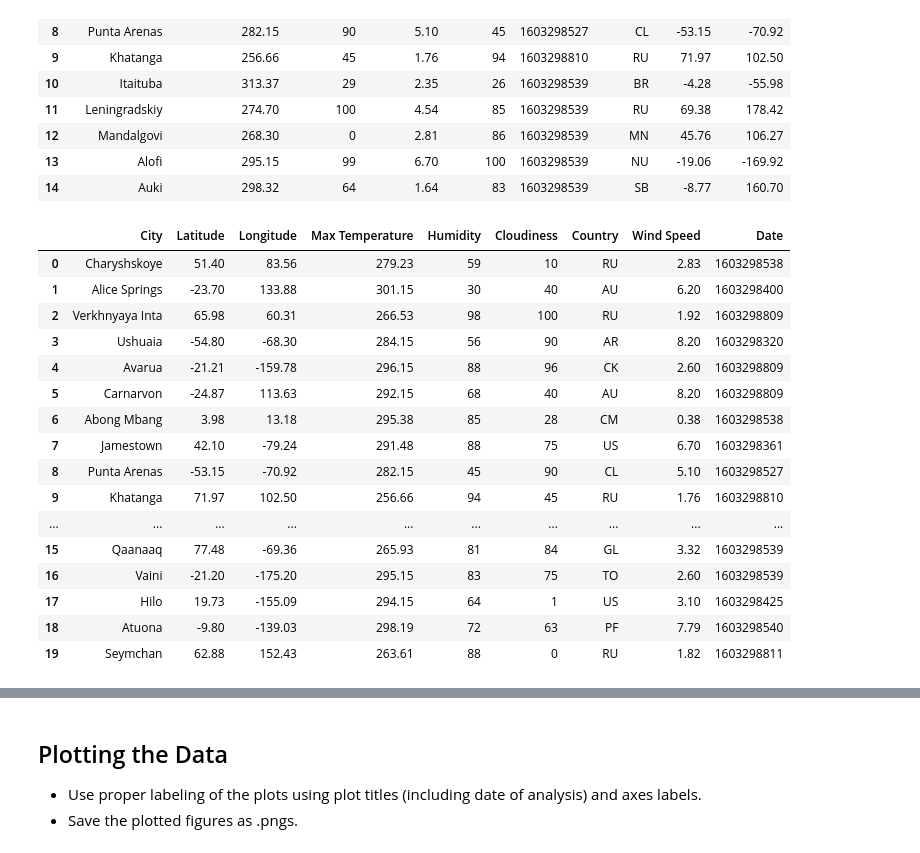
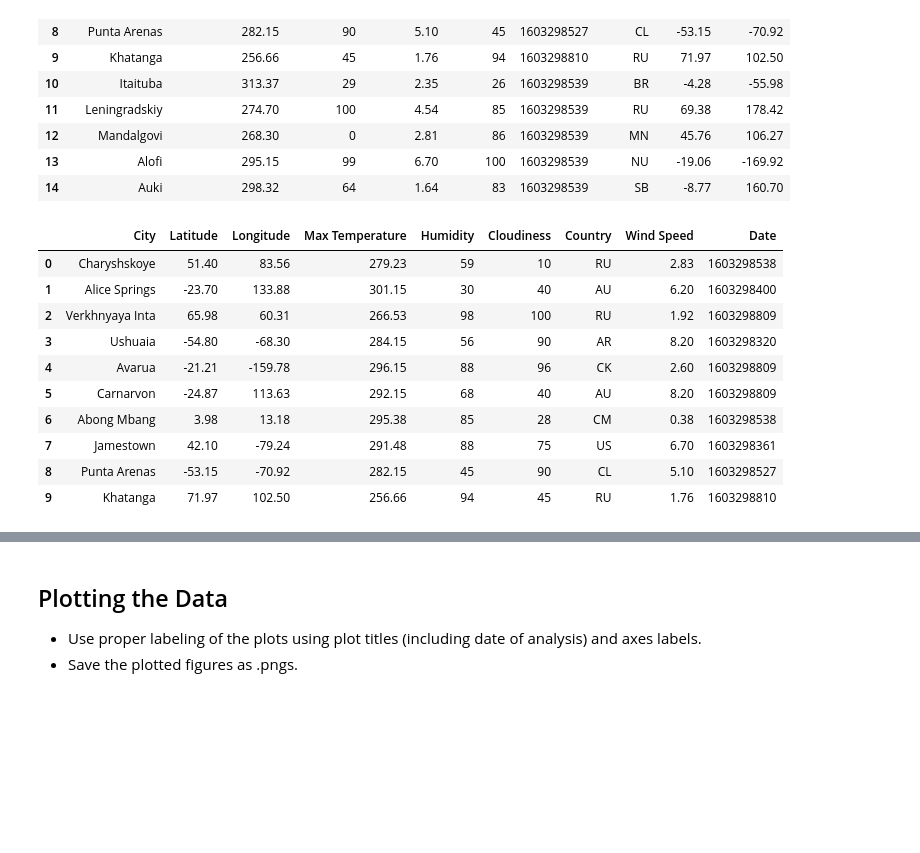
Before and after one commit to sreeven/Bootcamp, a Jupyter notebook: python-api-challenge/WeatherPy/WeatherPy.ipynb, the cells around one changed output, grey strips where cells are left out. Saved outputs shown, nothing was run; the diff lists cells and outputs as text; code cells hidden in the pictures; blank space fills up the shorter version.

```diff
--- a/python-api-challenge/WeatherPy/WeatherPy.ipynb
+++ b/python-api-challenge/WeatherPy/WeatherPy.ipynb
@@ -133,24 +133,18 @@ city_info.head(15)
 # %%
 city_info = city_info.reindex(columns = ['City','Latitude',"Longitude",
                                          "Max Temperature","Humidity","Cloudiness",
                                          "Country","Wind Speed","Date"])
 city_info.to_csv('../Output/weather.csv',index = False, header = True)
-city_info.head(20)
+city_info.head(10)
 # %% [output]
 |  | City | Latitude | Longitude | Max Temperature | Humidity | Cloudiness | Country | Wind Speed | Date |
 | 0 | Charyshskoye | 51.40 | 83.56 | 279.23 | 59 | 10 | RU | 2.83 | 1603298538 |
 | 1 | Alice Springs | -23.70 | 133.88 | 301.15 | 30 | 40 | AU | 6.20 | 1603298400 |
 | 2 | Verkhnyaya Inta | 65.98 | 60.31 | 266.53 | 98 | 100 | RU | 1.92 | 1603298809 |
 | 3 | Ushuaia | -54.80 | -68.30 | 284.15 | 56 | 90 | AR | 8.20 | 1603298320 |
 | 4 | Avarua | -21.21 | -159.78 | 296.15 | 88 | 96 | CK | 2.60 | 1603298809 |
 | 5 | Carnarvon | -24.87 | 113.63 | 292.15 | 68 | 40 | AU | 8.20 | 1603298809 |
 | 6 | Abong Mbang | 3.98 | 13.18 | 295.38 | 85 | 28 | CM | 0.38 | 1603298538 |
 | 7 | Jamestown | 42.10 | -79.24 | 291.48 | 88 | 75 | US | 6.70 | 1603298361 |
 | 8 | Punta Arenas | -53.15 | -70.92 | 282.15 | 45 | 90 | CL | 5.10 | 1603298527 |
 | 9 | Khatanga | 71.97 | 102.50 | 256.66 | 94 | 45 | RU | 1.76 | 1603298810 |
-| ... | ... | ... | ... | ... | ... | ... | ... | ... | ... |
-| 15 | Qaanaaq | 77.48 | -69.36 | 265.93 | 81 | 84 | GL | 3.32 | 1603298539 |
-| 16 | Vaini | -21.20 | -175.20 | 295.15 | 83 | 75 | TO | 2.60 | 1603298539 |
-| 17 | Hilo | 19.73 | -155.09 | 294.15 | 64 | 1 | US | 3.10 | 1603298425 |
-| 18 | Atuona | -9.80 | -139.03 | 298.19 | 72 | 63 | PF | 7.79 | 1603298540 |
-| 19 | Seymchan | 62.88 | 152.43 | 263.61 | 88 | 0 | RU | 1.82 | 1603298811 |
```
Also changed, not shown: parts of 8 cells of this notebook.
